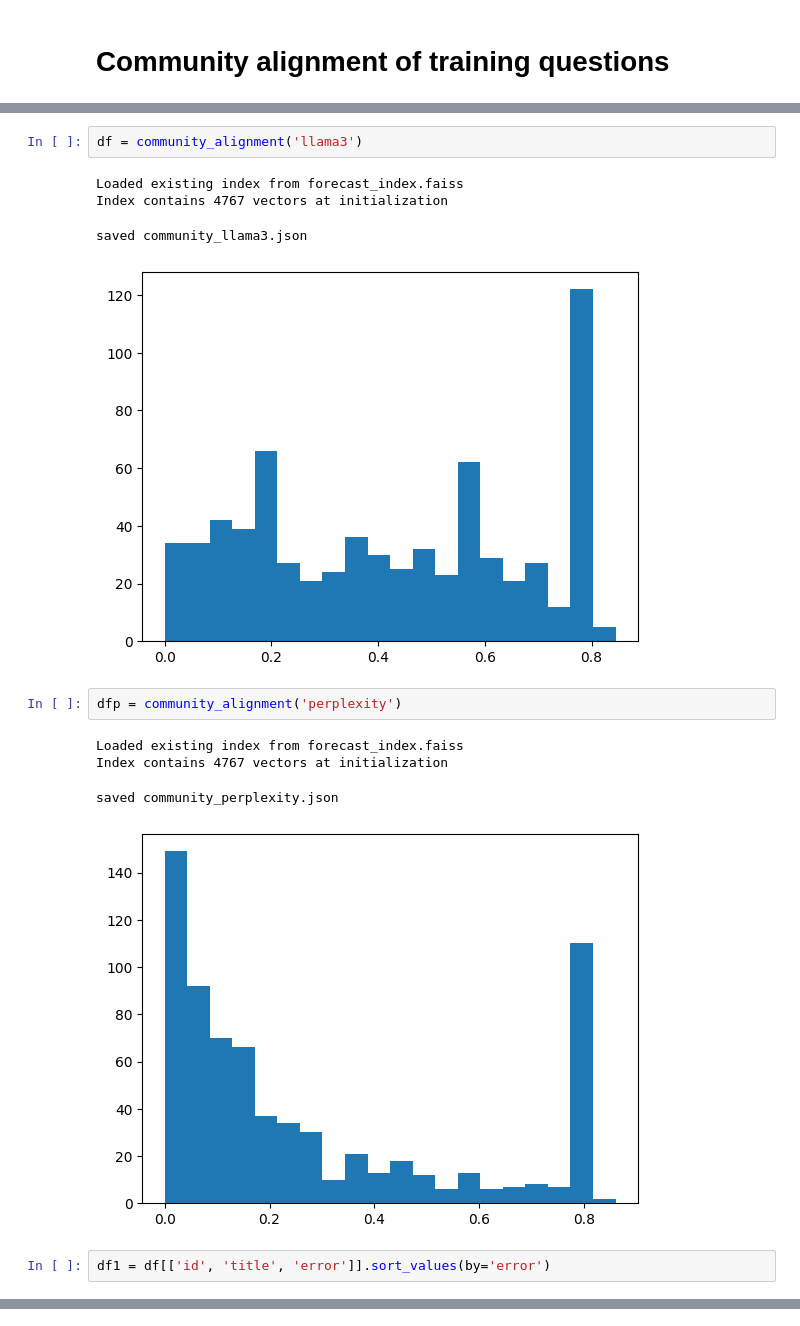
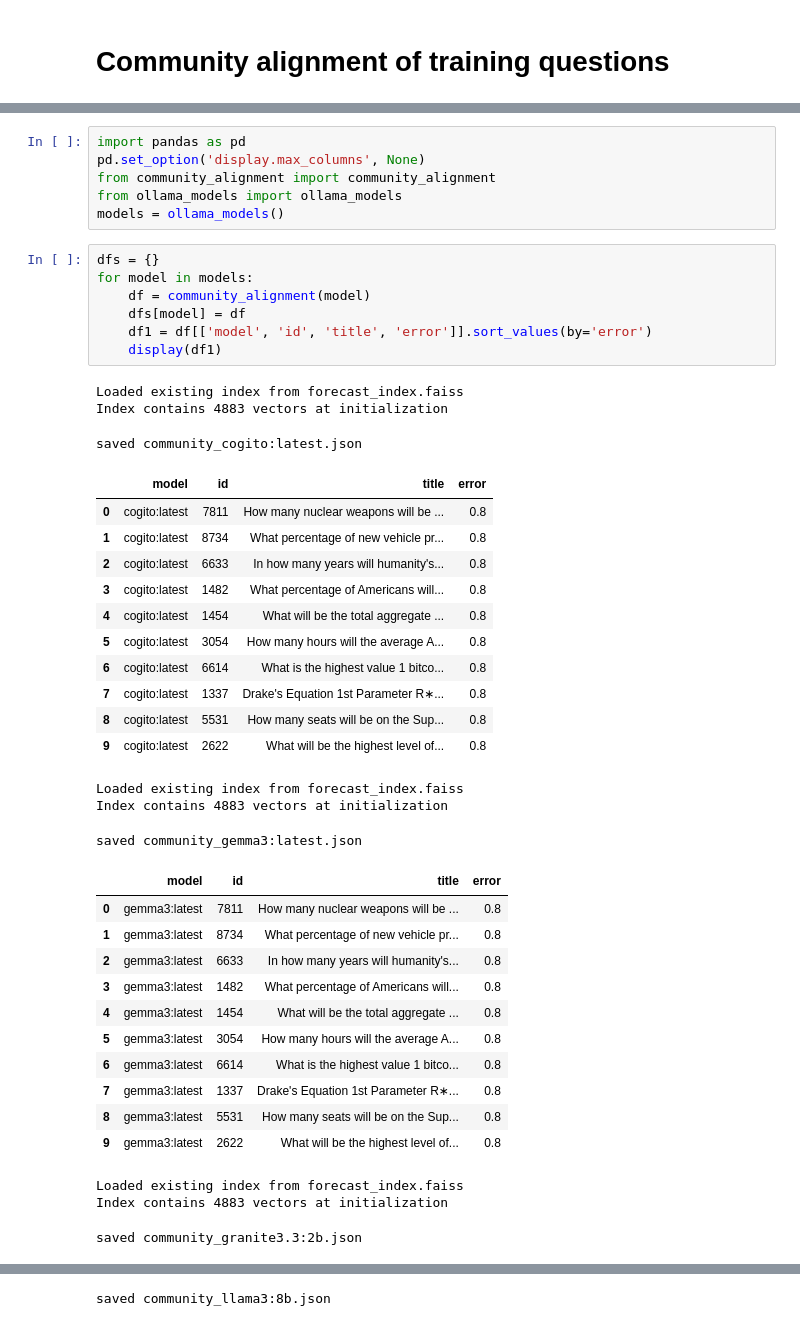
Before and after one commit to catskillsresearch/metac-bot-template, a Jupyter notebook: CA3_generalized.ipynb, the cells around one changed output, grey strips where cells are left out. Drawn from its saved outputs; the diff is of its cells as text.

```diff
--- a/CA3_generalized.ipynb
+++ b/CA3_generalized.ipynb
@@ -118,16 +3,45 @@ def community_alignment(model = 'llama3'):
-# %%
-df = community_alignment('llama3')
-# %% [output]
-Loaded existing index from forecast_index.faiss
-Index contains 4767 vectors at initialization
-saved community_llama3.json
-[figure, removed]
-# %%
-dfp = community_alignment('perplexity')
-# %% [output]
-Loaded existing index from forecast_index.faiss
-Index contains 4767 vectors at initialization
-saved community_perplexity.json
-[figure, removed]
+# %%
+import pandas as pd
+pd.set_option('display.max_columns', None)
+from community_alignment import community_alignment
+from ollama_models import ollama_models
+models = ollama_models()
 # %%
-df1 = df[['id', 'title', 'error']].sort_values(by='error')
+dfs = {}
+for model in models:
+    df = community_alignment(model)
+    dfs[model] = df
+    df1 = df[['model', 'id', 'title', 'error']].sort_values(by='error')
+    display(df1)
+# %% [output]
+Loaded existing index from forecast_index.faiss
+Index contains 4883 vectors at initialization
+saved community_cogito:latest.json
+|  | model | id | title | error |
+| 0 | cogito:latest | 7811 | How many nuclear weapons will be ... | 0.8 |
+| 1 | cogito:latest | 8734 | What percentage of new vehicle pr... | 0.8 |
+| 2 | cogito:latest | 6633 | In how many years will humanity's... | 0.8 |
+| 3 | cogito:latest | 1482 | What percentage of Americans will... | 0.8 |
+| 4 | cogito:latest | 1454 | What will be the total aggregate ... | 0.8 |
+| 5 | cogito:latest | 3054 | How many hours will the average A... | 0.8 |
+| 6 | cogito:latest | 6614 | What is the highest value 1 bitco... | 0.8 |
+| 7 | cogito:latest | 1337 | Drake's Equation 1st Parameter R∗... | 0.8 |
+| 8 | cogito:latest | 5531 | How many seats will be on the Sup... | 0.8 |
+| 9 | cogito:latest | 2622 | What will be the highest level of... | 0.8 |
+Loaded existing index from forecast_index.faiss
+Index contains 4883 vectors at initialization
+saved community_gemma3:latest.json
+|  | model | id | title | error |
+| 0 | gemma3:latest | 7811 | How many nuclear weapons will be ... | 0.8 |
+| 1 | gemma3:latest | 8734 | What percentage of new vehicle pr... | 0.8 |
+| 2 | gemma3:latest | 6633 | In how many years will humanity's... | 0.8 |
+| 3 | gemma3:latest | 1482 | What percentage of Americans will... | 0.8 |
+| 4 | gemma3:latest | 1454 | What will be the total aggregate ... | 0.8 |
+| 5 | gemma3:latest | 3054 | How many hours will the average A... | 0.8 |
+| 6 | gemma3:latest | 6614 | What is the highest value 1 bitco... | 0.8 |
+| 7 | gemma3:latest | 1337 | Drake's Equation 1st Parameter R∗... | 0.8 |
+| 8 | gemma3:latest | 5531 | How many seats will be on the Sup... | 0.8 |
+| 9 | gemma3:latest | 2622 | What will be the highest level of... | 0.8 |
+Loaded existing index from forecast_index.faiss
+Index contains 4883 vectors at initialization
+saved community_granite3.3:2b.json
@@ -133,0 +61 @@ df1 = df[['id', 'title', 'error']].sort_values(by='error')
+saved community_llama3:8b.json
```
Also changed, not shown: parts of 13 cells of this notebook, 16 other files.
